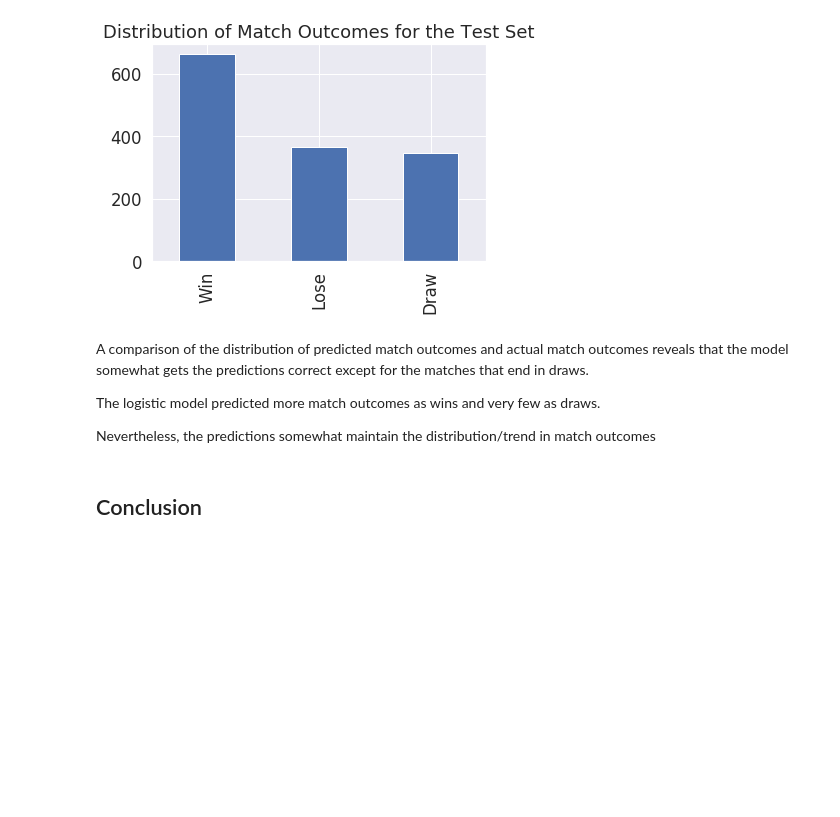
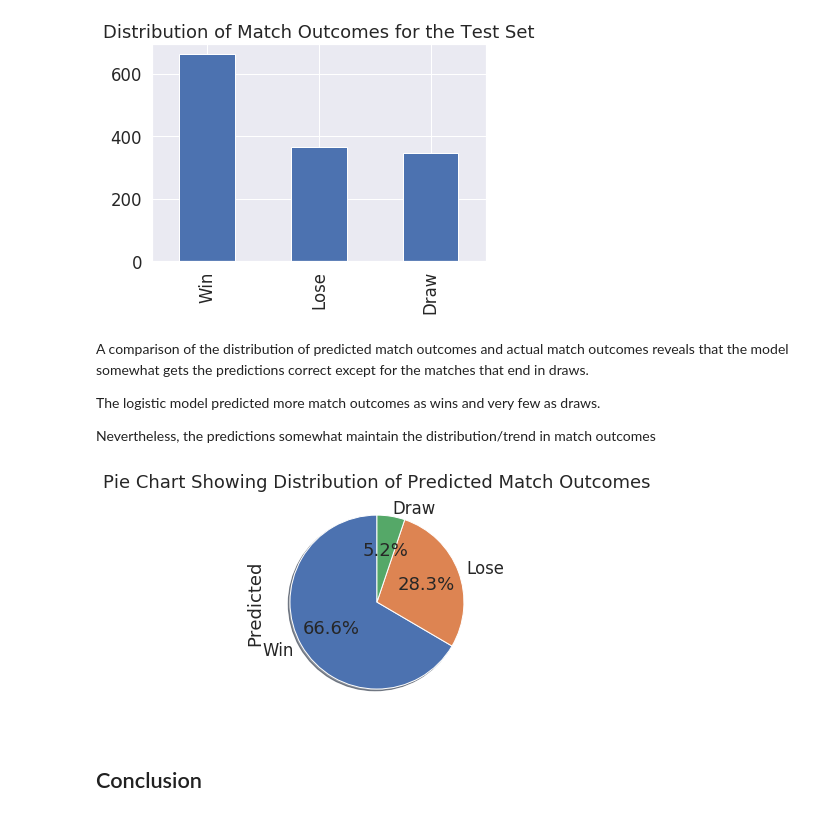
Before and after one commit to booorayan/Regression_fifa, a Jupyter notebook: Football_Match_Predictions_Using_Regression_Models.ipynb, the cells around one changed output. Cells and saved outputs as stored; diff of their text form; code cells hidden in the pictures; blank space fills up the shorter version.

```diff
--- a/Football_Match_Predictions_Using_Regression_Models.ipynb
+++ b/Football_Match_Predictions_Using_Regression_Models.ipynb
@@ -2215,9 +2217,11 @@ The logistic model predicted more match outcomes as wins and very few as draws.
 
 Nevertheless, the predictions somewhat maintain the distribution/trend in match outcomes
 # %%
-df_pre.predictions.value_counts().plot(kind='pie', autopct='%1.1f%%', labels=['Win', 'Lose', 'Draw'], startangle=90, shadow= True)
+d_pre.Predicted.value_counts().plot(kind='pie', autopct='%1.1f%%', labels=['Win', 'Lose', 'Draw'], startangle=90, shadow= True)
 plt.title('Pie Chart Showing Distribution of Predicted Match Outcomes')
 plt.show()
+# %% [output]
+[figure, added]
 # %% [markdown]
 ## Conclusion
 # %% [markdown]
```
Also changed, not shown: parts of 15 cells of this notebook.
